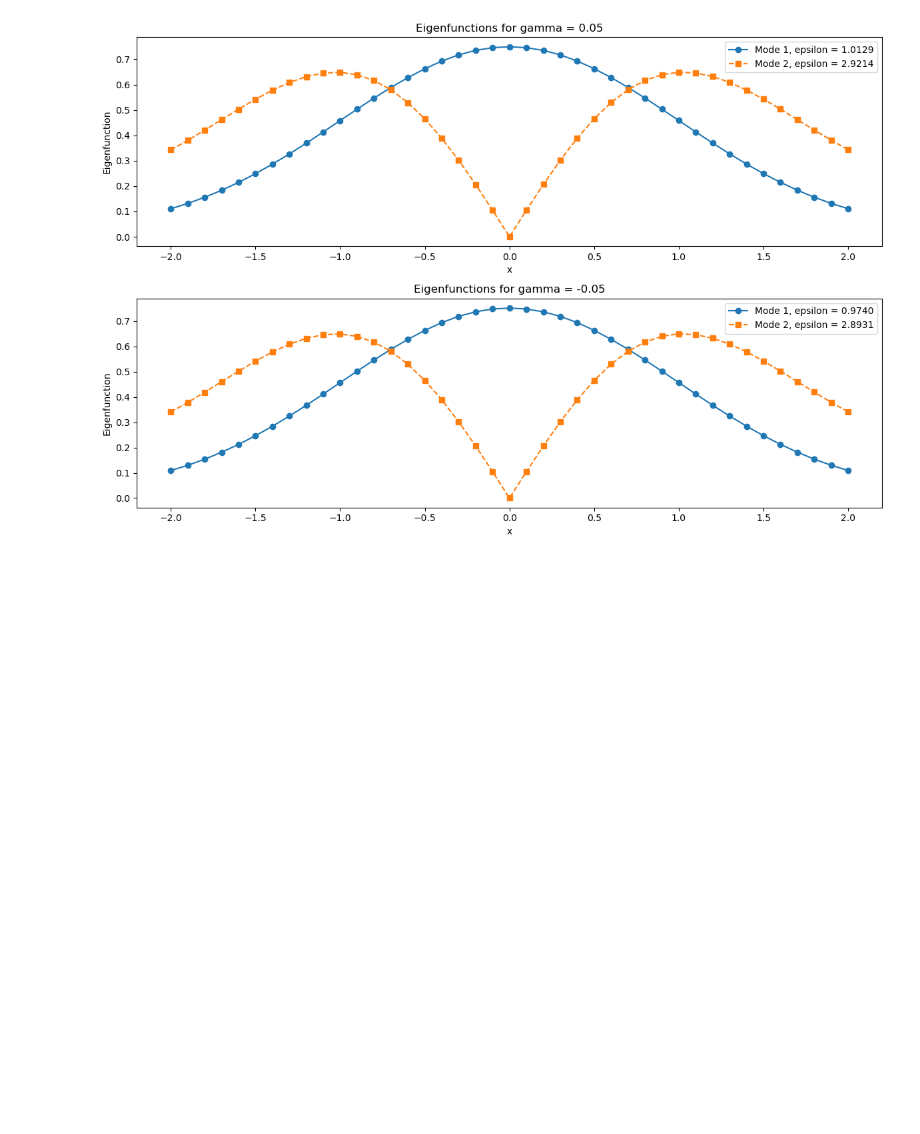
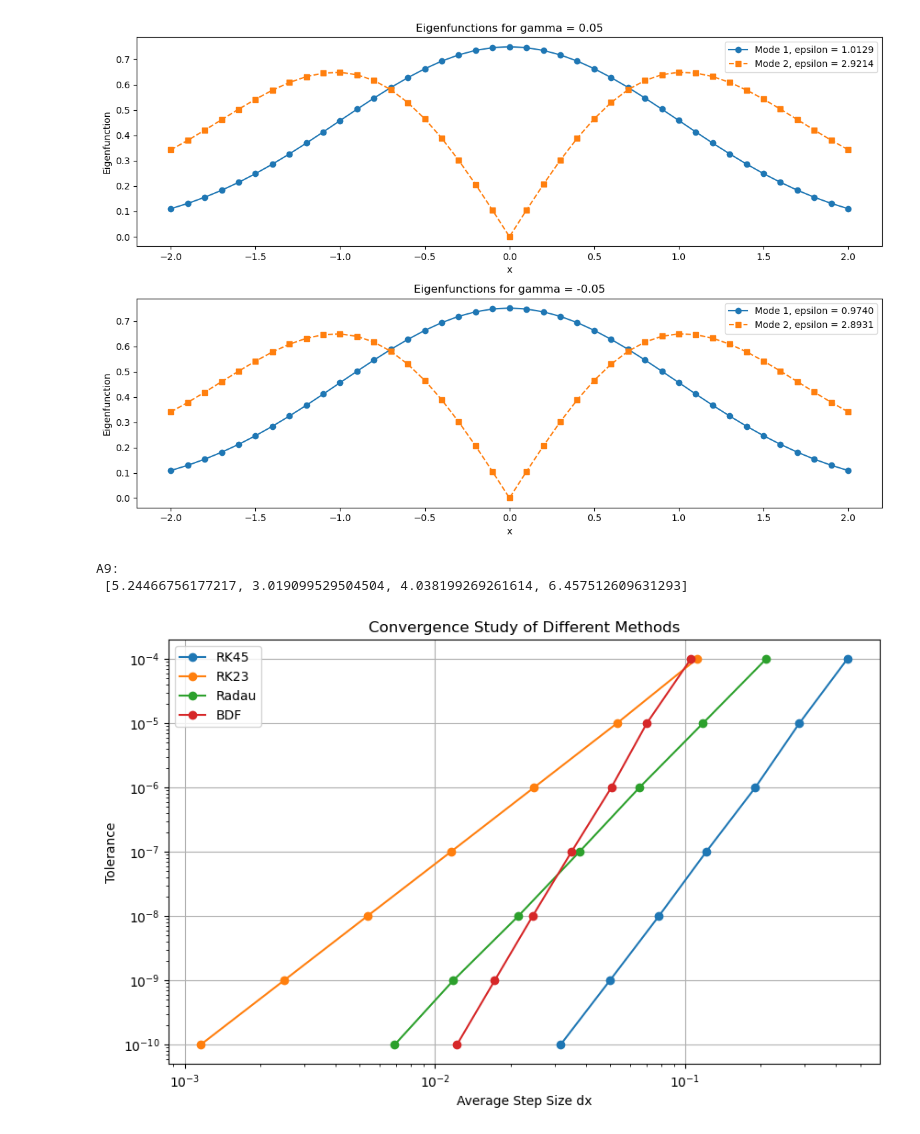
Before and after one commit to pranavrd/amath581, a Jupyter notebook: HW3/HW3.ipynb, the cells around one changed output. Saved outputs shown, nothing was run; the diff lists cells and outputs as text; code cells hidden in the pictures; blank space fills up the shorter version.

```diff
--- a/HW3/HW3.ipynb
+++ b/HW3/HW3.ipynb
@@ -155,3 +170,55 @@ A6 Eigenvalues for gamma = 0.05:
 A8 Eigenvalues for gamma = -0.05:
  [0.97404785 2.89309082]
 [figure]
+# %%
+def harmonic_oscillator(x, y, E):
+    return [y[1], (K * x**2 - E) * y[0]]
+K = 1
+E = 1
+L = 2
+x_span = [-L, L]
+y0 = [1, np.sqrt(K * L**2 - 1)]  # Initial conditions
+
+tao = [1e-4, 1e-5, 1e-6, 1e-7, 1e-8, 1e-9, 1e-10]
+methods = ['RK45', 'RK23', 'Radau', 'BDF']
+
+dx = {method: [] for method in methods}
+esp = {method: [] for method in methods}
+
+for method in methods:
+    for tol in tao:
+        option = {'rtol': tol, 'atol': tol}
+        sol = solve_ivp(harmonic_oscillator, x_span, y0, method=method, args=(E,), **option)
+
+        step_sizes = np.diff(sol.t)
+        avg_step_size = np.mean(step_sizes)
+        dx[method].append(avg_step_size)
+
+        errors = np.diff(sol.y[0])
+        local_error = np.mean(np.abs(errors))
+        esp[method].append(local_error)
+
+Slope = []
+for method in methods:
+    slope, _ = np.polyfit(np.log(dx[method]), np.log(tao), 1)
+    Slope.append(float(slope))
+
+A9 = Slope
+
+print("A9:\n", A9)
+# plot for part (d)
+
+plt.figure(figsize=(10, 6))
+for method in methods:
+    plt.loglog(dx[method], tao, label=method, marker='o')
+
+plt.ylabel("Tolerance")
+plt.xlabel("Average Step Size dx")
+plt.legend()
+plt.title("Convergence Study of Different Methods")
+plt.grid(True)
+plt.show()
+# %% [output]
+A9:
+ [5.24466756177217, 3.019099529504504, 4.038199269261614, 6.457512609631293]
+[figure, added]
```
Also changed, not shown: parts of 4 cells of this notebook, 2 other files.
